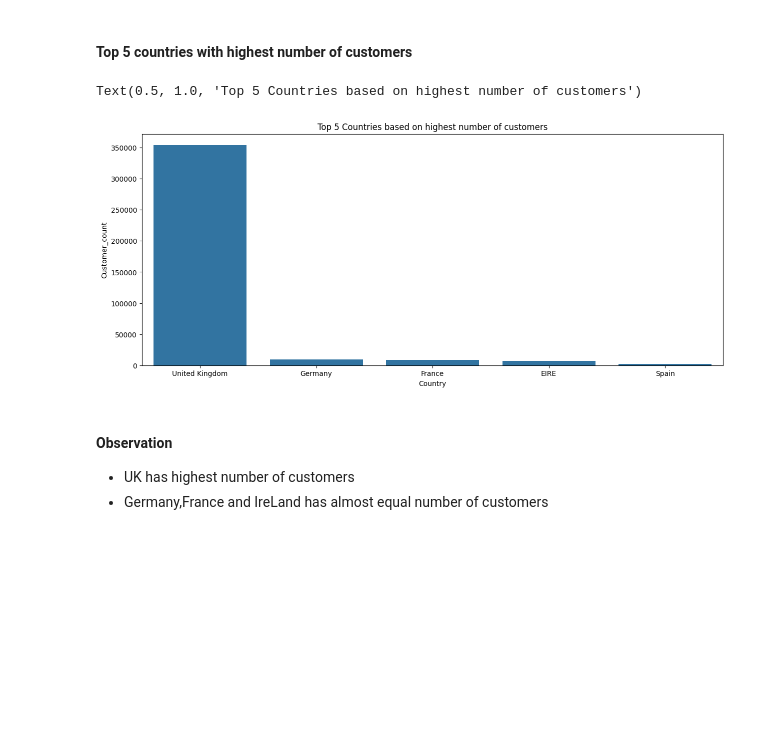
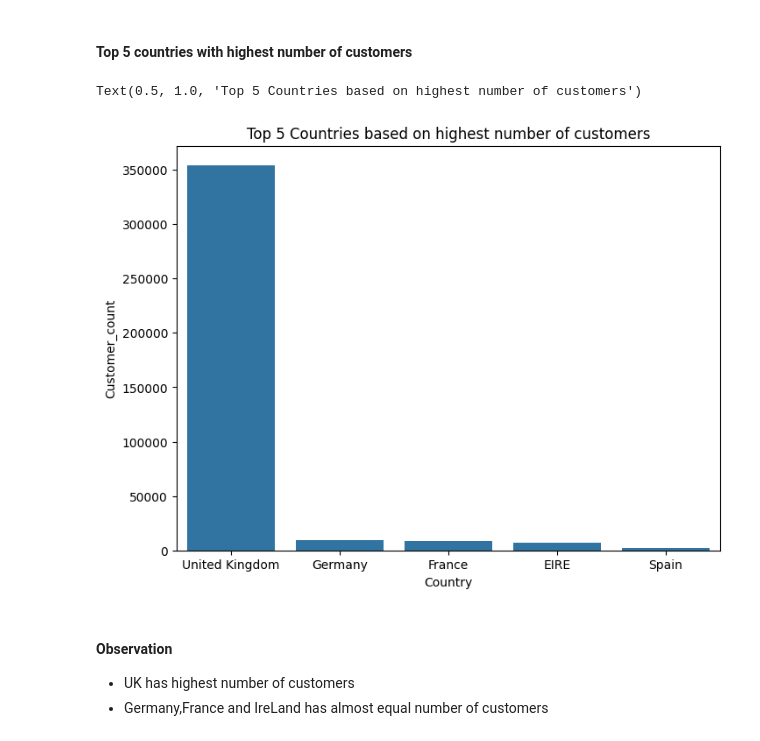
Before and after one commit to SKitavi/Smarthive-ai, a Jupyter notebook: SmartHive_AI_customer_segmentation_checkpoint.ipynb, the cells around one changed output. Saved outputs shown, nothing was run; the diff lists cells and outputs as text; code cells hidden in the pictures; blank space fills up the shorter version.

```diff
--- a/SmartHive_AI_customer_segmentation_checkpoint.ipynb
+++ b/SmartHive_AI_customer_segmentation_checkpoint.ipynb
@@ -502,12 +502,12 @@ Text(0.5, 1.0, 'Top 10 products in terms of Stock Code')
 top_5_countries=retail_df.groupby('Country').size().reset_index(name='Customer_count').sort_values(by='Customer_count',ascending=False).head(5)
 # %%
 # top 5 countries where max sell happens.
-plt.figure(figsize=(15,6))
+plt.figure(figsize=(8,6))
 sns.barplot(x=top_5_countries['Country'].head(5),y=top_5_countries['Customer_count'].head(5))
 plt.title('Top 5 Countries based on highest number of customers')
 # %% [output]
 Text(0.5, 1.0, 'Top 5 Countries based on highest number of customers')
-[figure, old version]
+[figure, new version]
 # %% [markdown]
 #### **Observation**
 * UK has highest number of customers
```
Also changed, not shown: parts of 5 cells of this notebook.
